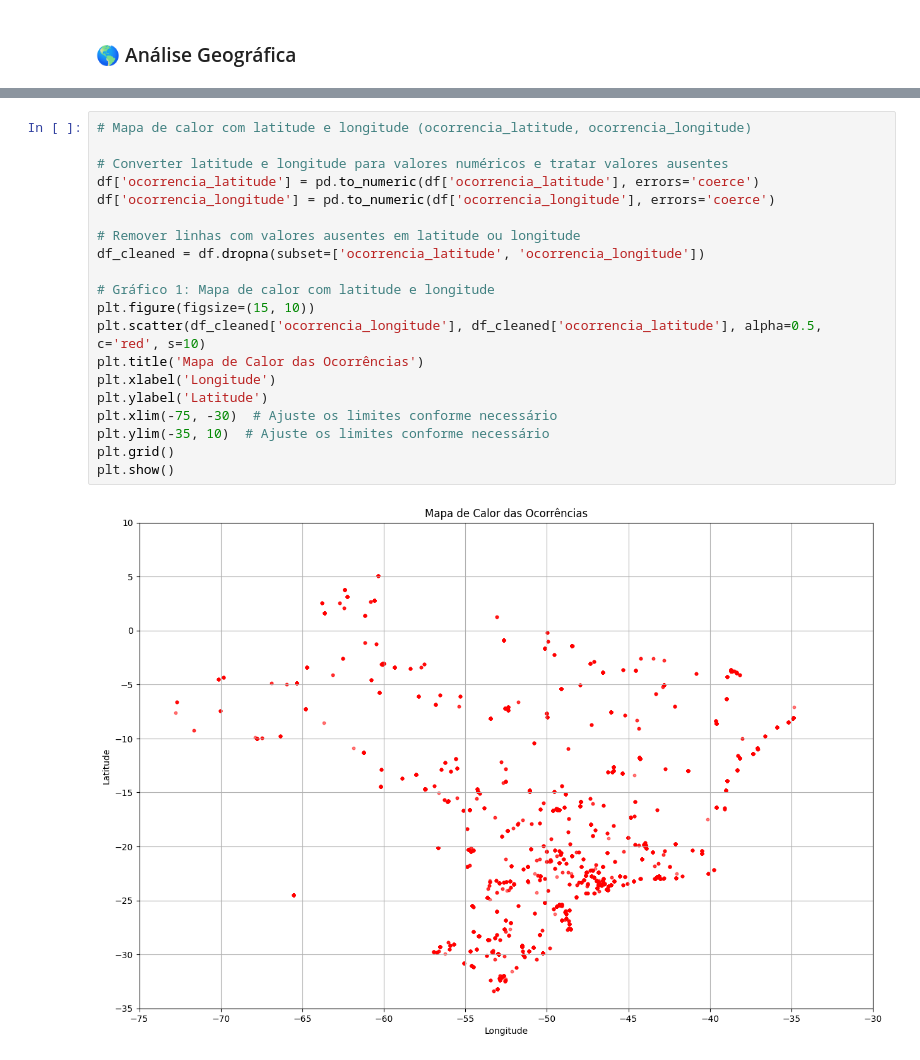
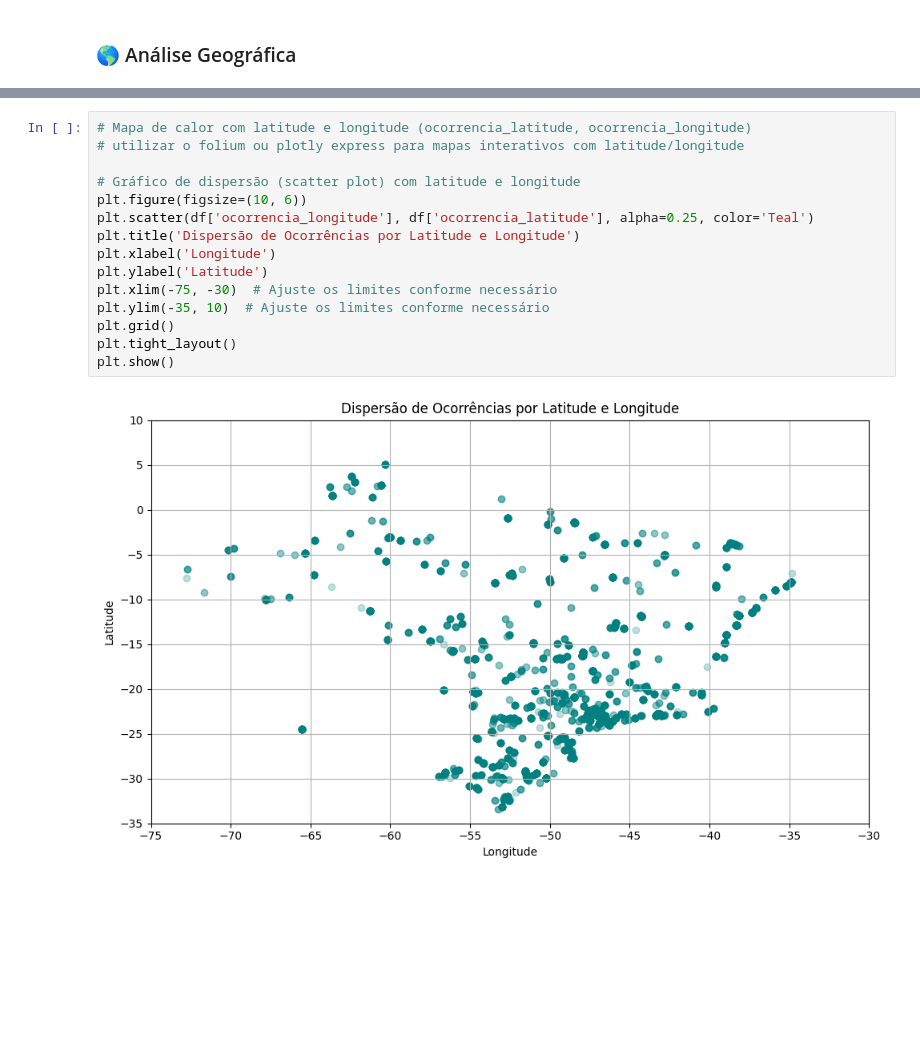
Before and after one commit to GabrielCosta45/analise_aeronautica, a Jupyter notebook: voos_seguros.ipynb, the cells around one changed output, grey strips where cells are left out. Saved outputs shown, nothing was run; the diff lists cells and outputs as text; blank space fills up the shorter version.

```diff
--- a/voos_seguros.ipynb
+++ b/voos_seguros.ipynb
@@ -193,22 +195,17 @@ plt.show()
 # %%
 # Mapa de calor com latitude e longitude (ocorrencia_latitude, ocorrencia_longitude)
+# utilizar o folium ou plotly express para mapas interativos com latitude/longitude
 
-# Converter latitude e longitude para valores numéricos e tratar valores ausentes
-df['ocorrencia_latitude'] = pd.to_numeric(df['ocorrencia_latitude'], errors='coerce')
-df['ocorrencia_longitude'] = pd.to_numeric(df['ocorrencia_longitude'], errors='coerce')
-
-# Remover linhas com valores ausentes em latitude ou longitude
-df_cleaned = df.dropna(subset=['ocorrencia_latitude', 'ocorrencia_longitude'])
-
-# Gráfico 1: Mapa de calor com latitude e longitude
-plt.figure(figsize=(15, 10))
-plt.scatter(df_cleaned['ocorrencia_longitude'], df_cleaned['ocorrencia_latitude'], alpha=0.5, c='red', s=10)
-plt.title('Mapa de Calor das Ocorrências')
+# Gráfico de dispersão (scatter plot) com latitude e longitude
+plt.figure(figsize=(10, 6))
+plt.scatter(df['ocorrencia_longitude'], df['ocorrencia_latitude'], alpha=0.25, color='Teal')
+plt.title('Dispersão de Ocorrências por Latitude e Longitude')
 plt.xlabel('Longitude')
 plt.ylabel('Latitude')
 plt.xlim(-75, -30)  # Ajuste os limites conforme necessário
 plt.ylim(-35, 10)  # Ajuste os limites conforme necessário
 plt.grid()
+plt.tight_layout()
 plt.show()
 # %% [output]
-[figure, old version]
+[figure, new version]
```
Also changed, not shown: parts of 9 cells of this notebook.
